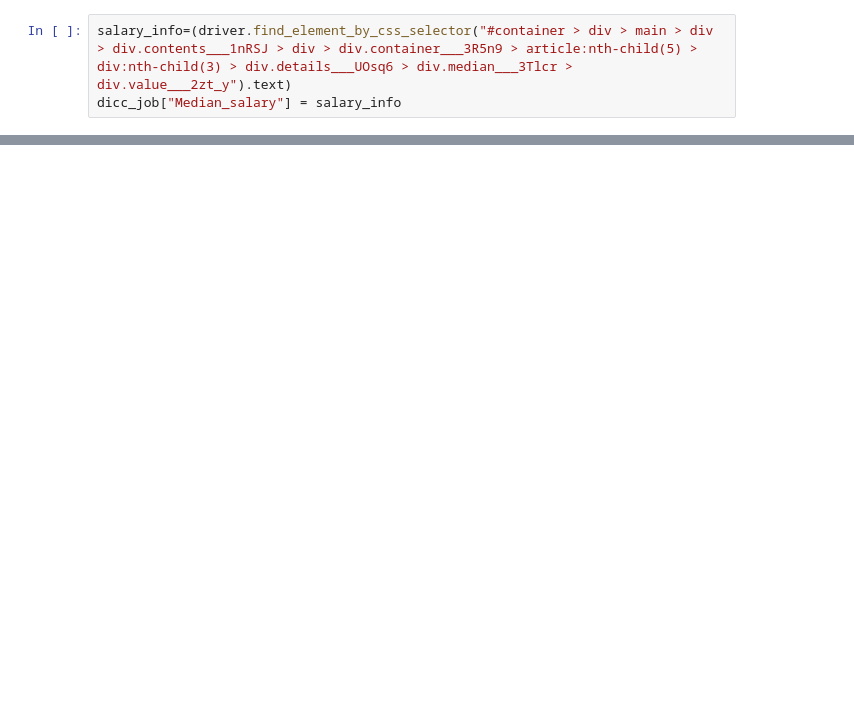
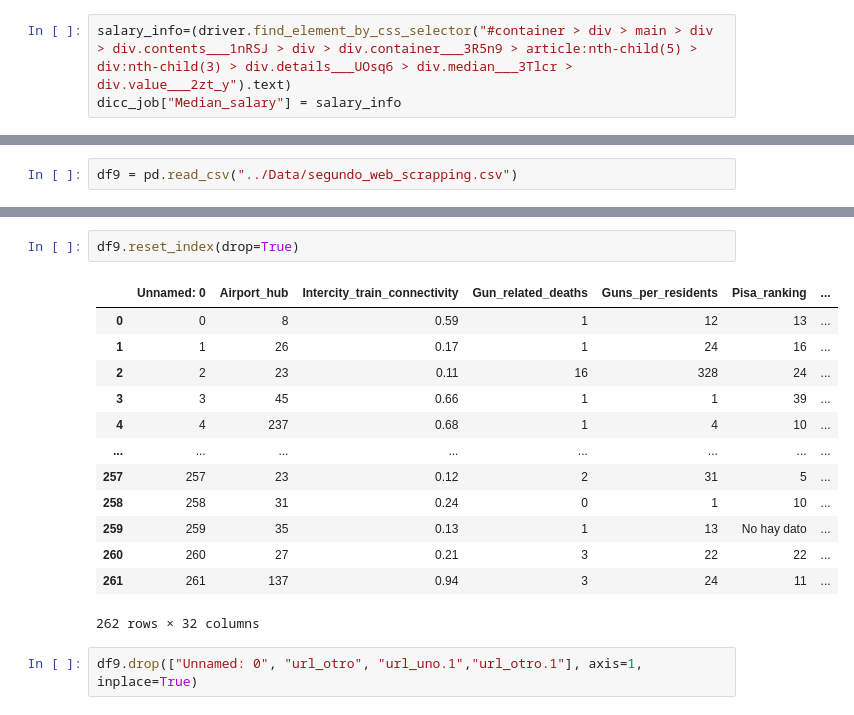
Before and after one commit to daniela-arias/Choose-to-live-better, a Jupyter notebook: Notebooks/Web_scrapping_cities.ipynb, the cells around one changed output, grey strips where cells are left out. Cells and saved outputs as stored; diff of their text form; blank space fills up the shorter version.

Commit message:
Web Scrapping: finalizado

```diff
--- a/Notebooks/Web_scrapping_cities.ipynb
+++ b/Notebooks/Web_scrapping_cities.ipynb
@@ -459,0 +715,2 @@ dicc_job["Median_salary"] = salary_info
+# %%
+df9 = pd.read_csv("../Data/segundo_web_scrapping.csv")
@@ -459,0 +731,18 @@ dicc_job["Median_salary"] = salary_info
+# %%
+df9.reset_index(drop=True)
+# %% [output]
+|  | Unnamed: 0 | Airport_hub | Intercity_train_connectivity | Gun_related_deaths | Guns_per_residents | Pisa_ranking | ... |
+| 0 | 0 | 8 | 0.59 | 1 | 12 | 13 | ... |
+| 1 | 1 | 26 | 0.17 | 1 | 24 | 16 | ... |
+| 2 | 2 | 23 | 0.11 | 16 | 328 | 24 | ... |
+| 3 | 3 | 45 | 0.66 | 1 | 1 | 39 | ... |
+| 4 | 4 | 237 | 0.68 | 1 | 4 | 10 | ... |
+| ... | ... | ... | ... | ... | ... | ... | ... |
+| 257 | 257 | 23 | 0.12 | 2 | 31 | 5 | ... |
+| 258 | 258 | 31 | 0.24 | 0 | 1 | 10 | ... |
+| 259 | 259 | 35 | 0.13 | 1 | 13 | No hay dato | ... |
+| 260 | 260 | 27 | 0.21 | 3 | 22 | 22 | ... |
+| 261 | 261 | 137 | 0.94 | 3 | 24 | 11 | ... |
+262 rows × 32 columns
+# %%
+df9.drop(["Unnamed: 0", "url_otro", "url_uno.1","url_otro.1"], axis=1, inplace=True)
```
Also changed, not shown: parts of 96 cells of this notebook, 4 other files.
